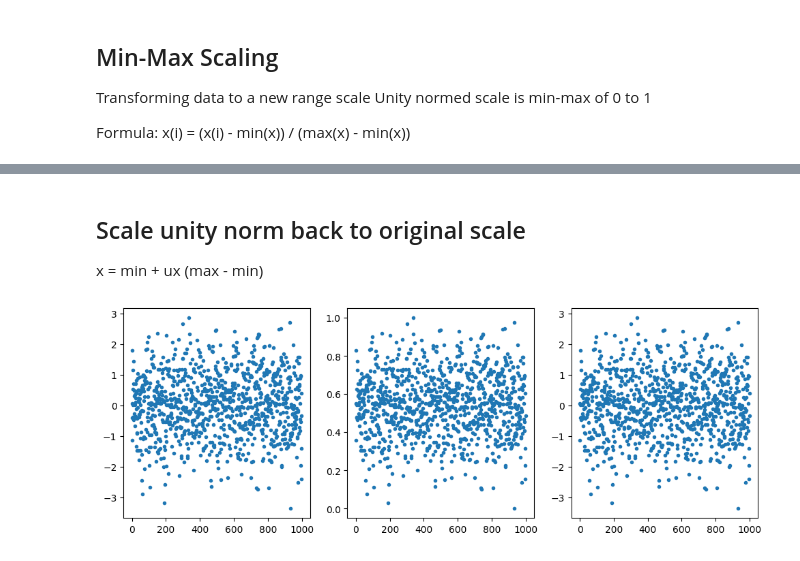
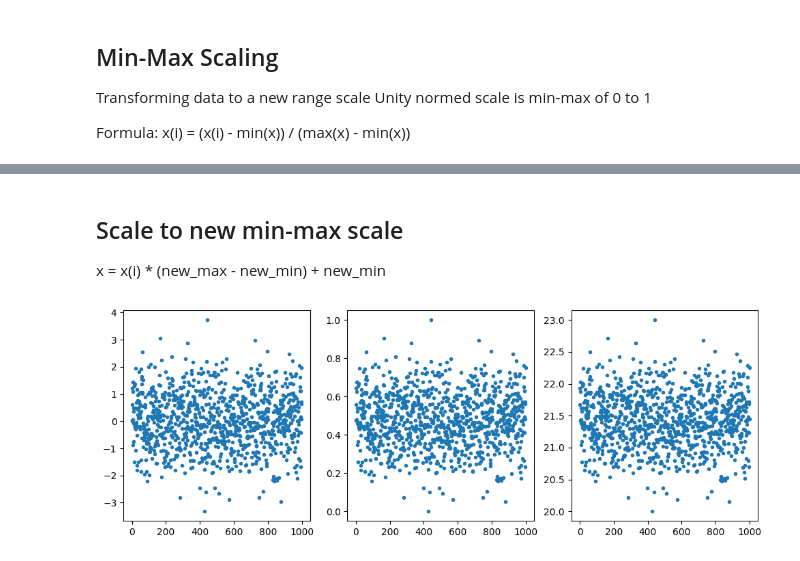
Before and after one commit to elspinn/udemy_mastering_stats_and_ml, a Jupyter notebook: notebooks/min_max.ipynb, the cells around one changed output, grey strips where cells are left out. Cells and saved outputs as stored; diff of their text form; code cells hidden in the pictures.

```diff
--- a/notebooks/min_max.ipynb
+++ b/notebooks/min_max.ipynb
@@ -59,16 +59,18 @@ plt.show()
 # %% [markdown]
-## Scale unity norm back to original scale
+## Scale to new min-max scale
 
-x = min + ux (max - min)
+x = x(i) * (new_max - new_min) + new_min
 # %%
-restored = min + unit_norm * (max - min)
+new_min = 20
+new_max = 23
+restored = unit_norm*(new_max - new_min) + new_min
 
 fig_c, ax_c = plt.subplot_mosaic([['original', 'unity_norm', 're_scaled']], figsize = (12, 4))
 
 ax_c['original'].plot(data, '.')
 ax_c['unity_norm'].plot(unit_norm, '.')
 ax_c['re_scaled'].plot(restored, '.')
 
 fig_c.show()
 # %% [output]
-[figure, old version]
+[figure, new version]
```
Also changed, not shown: parts of 3 cells of this notebook.
